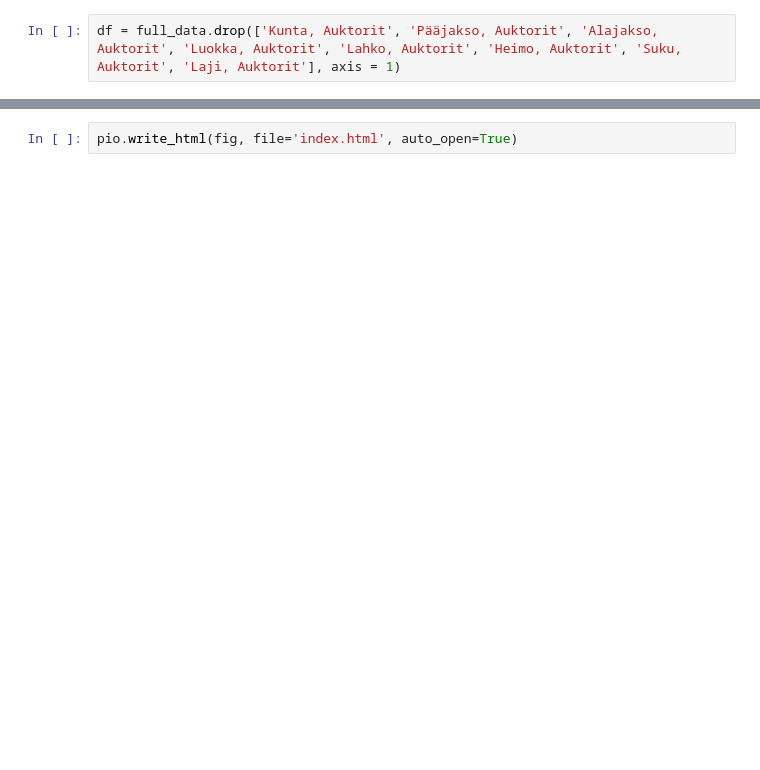
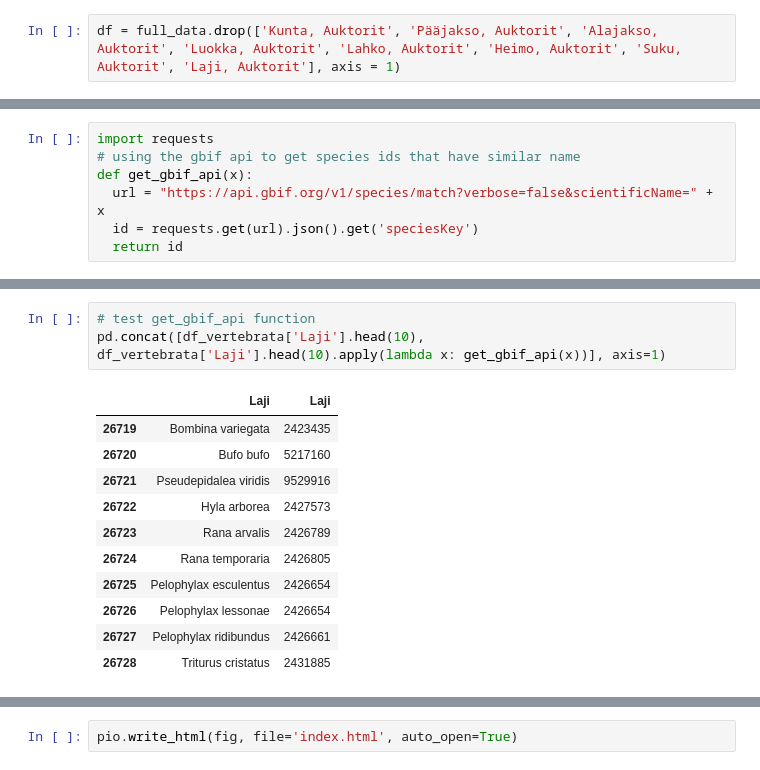
Before and after one commit to Avocadososemix/IDV2021, a Jupyter notebook: Project/interactive_data_visualization.ipynb, the cells around one changed output, grey strips where cells are left out. Cells and saved outputs as stored; diff of their text form; blank space fills up the shorter version.

```diff
--- a/Project/interactive_data_visualization.ipynb
+++ b/Project/interactive_data_visualization.ipynb
@@ -111,0 +170,7 @@ df_conserv['ConservationStatus'] = df['ConservationStatus'].replace(['NA (2010)'
+# %%
+import requests
+# using the gbif api to get species ids that have similar name
+def get_gbif_api(x):
+  url = "https://api.gbif.org/v1/species/match?verbose=false&scientificName=" + x
+  id = requests.get(url).json().get('speciesKey')
+  return id
@@ -111,0 +194,15 @@ df_conserv['ConservationStatus'] = df['ConservationStatus'].replace(['NA (2010)'
+# %%
+# test get_gbif_api function
+pd.concat([df_vertebrata['Laji'].head(10), df_vertebrata['Laji'].head(10).apply(lambda x: get_gbif_api(x))], axis=1)
+# %% [output]
+|  | Laji | Laji |
+| 26719 | Bombina variegata | 2423435 |
+| 26720 | Bufo bufo | 5217160 |
+| 26721 | Pseudepidalea viridis | 9529916 |
+| 26722 | Hyla arborea | 2427573 |
+| 26723 | Rana arvalis | 2426789 |
+| 26724 | Rana temporaria | 2426805 |
+| 26725 | Pelophylax esculentus | 2426654 |
+| 26726 | Pelophylax lessonae | 2426654 |
+| 26727 | Pelophylax ridibundus | 2426661 |
+| 26728 | Triturus cristatus | 2431885 |
```
Also changed, not shown: parts of 27 cells of this notebook.
